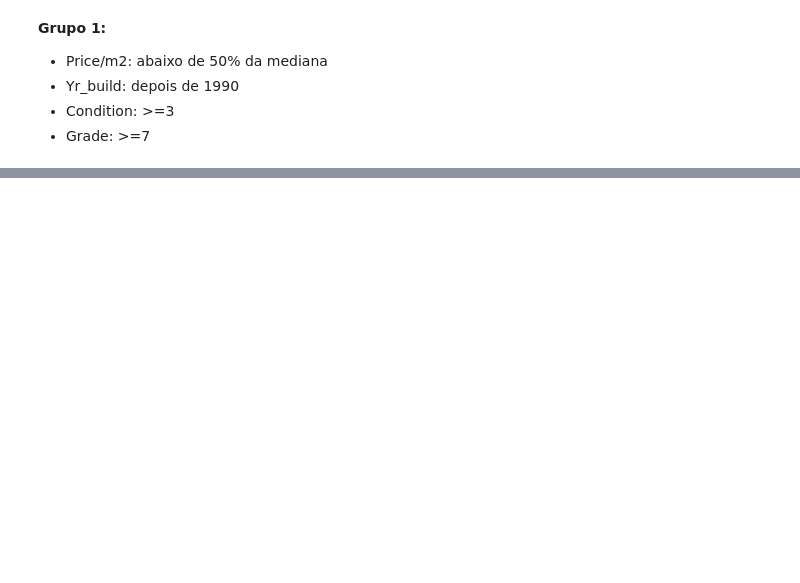
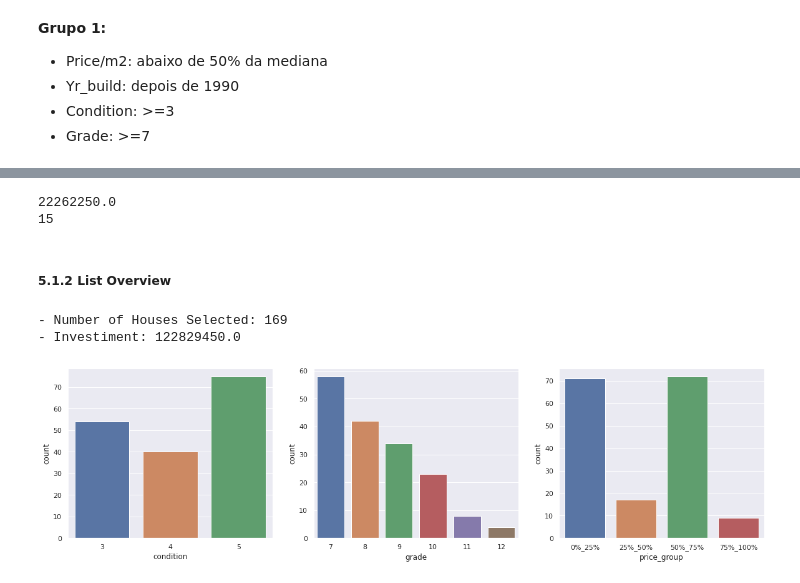
Before and after one commit to vitorhmf/house-rocket, a Jupyter notebook: notebooks/v01_sales_insight.ipynb, the cells around one changed output, grey strips where cells are left out. Drawn from its saved outputs; the diff is of its cells as text; code cells hidden in the pictures; blank space fills up the shorter version.

```diff
--- a/notebooks/v01_sales_insight.ipynb
+++ b/notebooks/v01_sales_insight.ipynb
@@ -675,8 +672,8 @@ df5 = df4.copy()
 aux1 = df5[(df5['price_group'] == '0%_25%') | (df5['price_group'] == '25%_50%')]
 aux2 = aux1[aux1['yr_built'] >= 1990]
 aux3 = aux2[aux2['condition'] >= 4]
-aux4 = aux3[aux3['grade'] >= 7]
+group_1 = aux3[aux3['grade'] >= 7]
 
-print(aux4['price'].sum())
-print(aux4['id'].count())
+print(group_1['price'].sum())
+print(group_1['id'].count())
 # %% [output]
@@ -690,0 +724,48 @@ print(aux4['id'].count())
+# %%
+# Grupo 4:
+aux1 = df5[(df5['price_group'] != 'over_median') & (df5['price_group'] != '50%_75%')]
+aux2 = aux1[aux1['waterfront'] == 1]
+aux3 = aux2[aux2['condition'] >=3 ]
+group_4 = aux3[aux3['grade'] > 7]
+
+print(group_4['price'].sum())
+print(group_4['id'].count())
+# %% [output]
+22262250.0
+15
+# %% [markdown]
+##### 5.1.2 List Overview
+# %%
+# Concat list
+
+group_1['house_group'] = 'group_1'
+group_2['house_group'] = 'group_2'
+group_3['house_group'] = 'group_3'
+group_4['house_group'] = 'group_4'
+
+suggestion_list = pd.concat ([group_1, group_2, group_3, group_4])
+suggestion_list.sort_values('house_group')
+
+print('- Number of Houses Selected: {}'.format(suggestion_list['id'].count()))
+print('- Investiment: {}'.format(suggestion_list['price'].sum()))
+# %% [output]
+- Number of Houses Selected: 169
+- Investiment: 122829450.0
+# %%
+# Overview
+
+sns.set(rc={'figure.figsize':(20,5)})
+
+# Condition:
+plt.subplot(1, 3, 1)
+sns.countplot(suggestion_list['condition']);
+
+# Grade:
+plt.subplot(1, 3, 2)
+sns.countplot(suggestion_list['grade']);
+
+# dormitory_type
+plt.subplot(1, 3, 3)
+sns.countplot(suggestion_list['price_group']);
+# %% [output]
+[figure, added]
```
Also changed, not shown: parts of 43 cells of this notebook, 9 other files.
